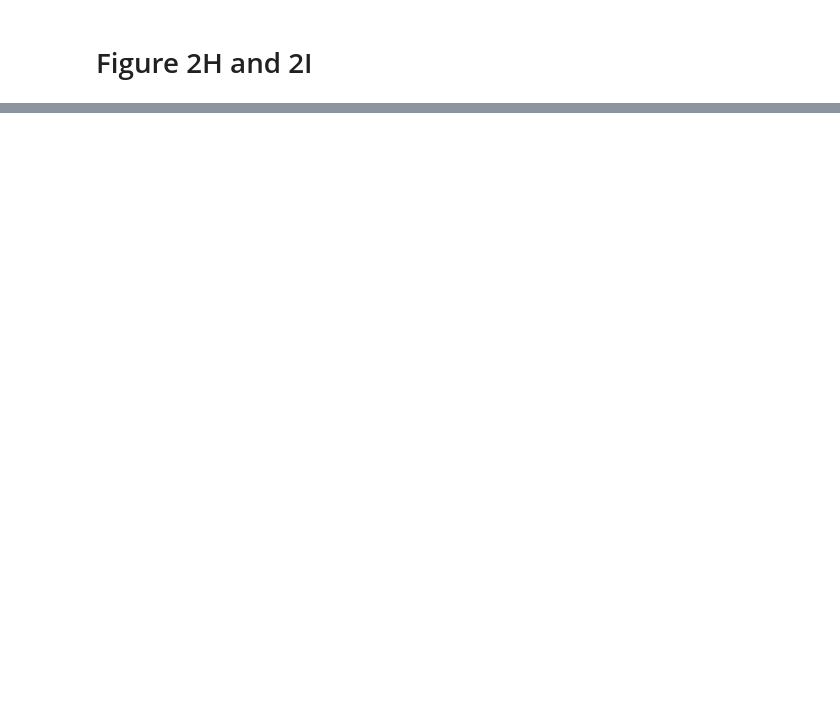
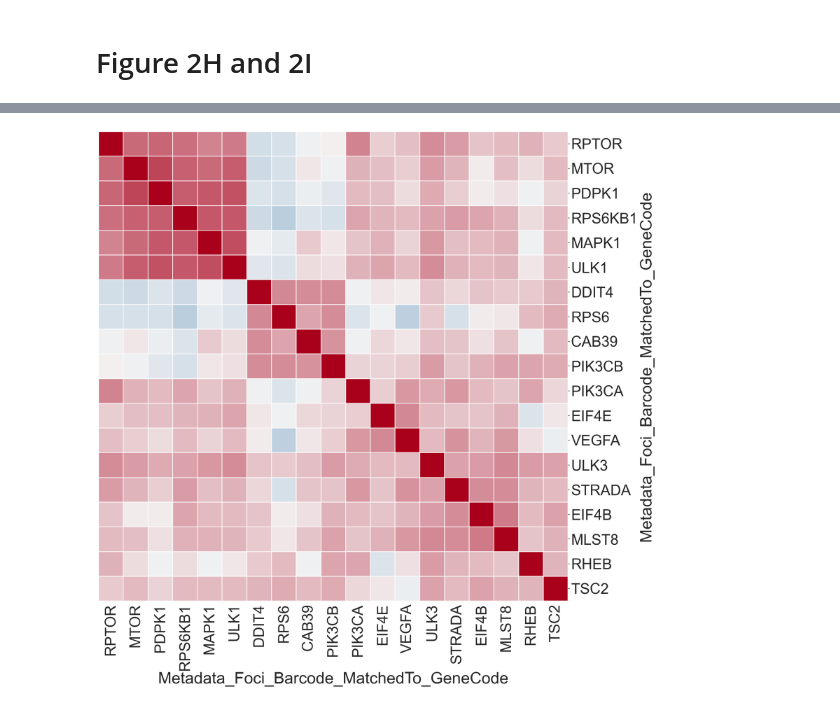
Before and after one commit to broadinstitute/2022_PERISCOPE, a Jupyter notebook: 2_A549_WGS_Summary/Figure_2.ipynb, the cells around one changed output, grey strips where cells are left out. Drawn from its saved outputs; the diff is of its cells as text; code cells hidden in the pictures; blank space fills up the shorter version.

```diff
--- a/2_A549_WGS_Summary/Figure_2.ipynb
+++ b/2_A549_WGS_Summary/Figure_2.ipynb
@@ -731,10 +734,12 @@ clustered_heat_map(genes_profiles.T,
 # %%
 # Subset the geneset, calculate correlations, cluster and draw the heatmap
 gene_set = 'mTOR_signaling_core' # from KEGG
-genes_list = GO_dict[gene_set]
-genes_df =  df_gene[df_gene['Metadata_Foci_Barcode_MatchedTo_GeneCode'].isin(genes_list)]
+genes = ['RPS6KB1','RPS6','MTOR','EIF4B','PDPK1','RHEB','RPTOR','MAPK1','DDIT4','VEGFA','ULK1','STRADA','ULK3','PIK3CA','MLST8','PIK3CB','TSC2','EIF4E','CAB39']
+genes_df =  df_gene[df_gene['Metadata_Foci_Barcode_MatchedTo_GeneCode'].isin(genes)]
 genes_profiles = genes_df.set_index('Metadata_Foci_Barcode_MatchedTo_GeneCode')
 
 clustered_heat_map(genes_profiles.T,
                    os.path.join(output_folder,'figure_panels',f'Fig2I_{gene_set}_heat_map.png'),
                    4)
+# %% [output]
+[figure, added]
```
Also changed, not shown: parts of 21 cells of this notebook.
